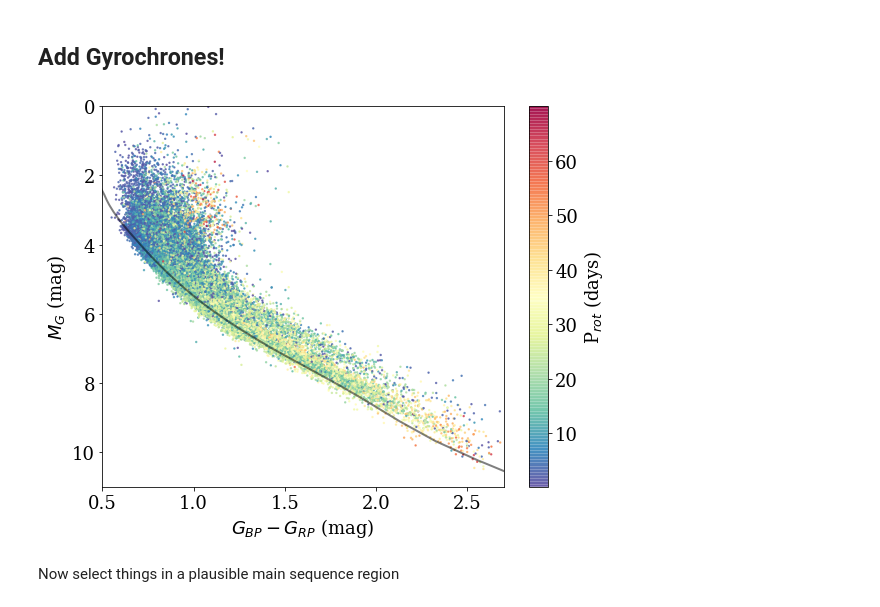
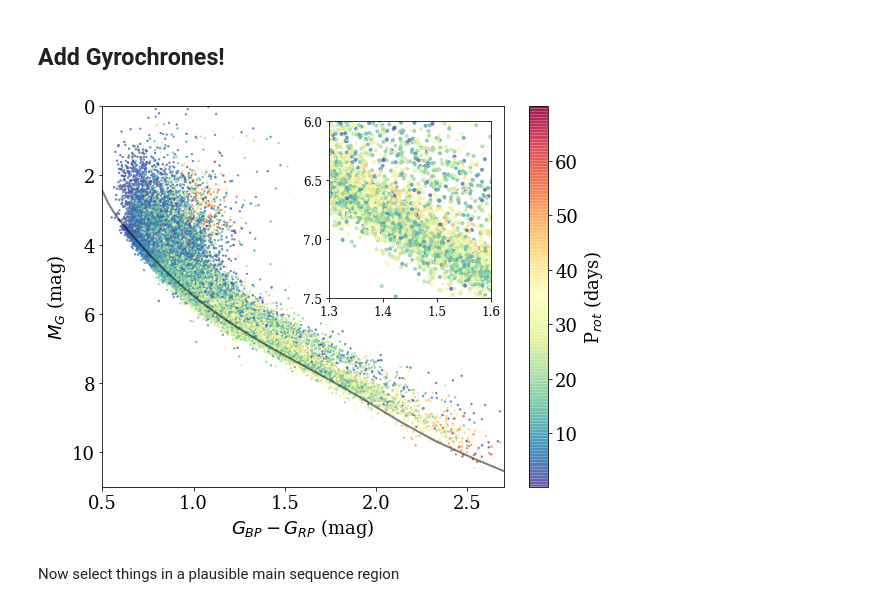
Before and after one commit to jradavenport/gaia2_kep_rot, a Jupyter notebook: notebooks/explore.ipynb, the cells around one changed output. Cells and saved outputs as stored; diff of their text form; code cells hidden in the pictures.

```diff
--- a/notebooks/explore.ipynb
+++ b/notebooks/explore.ipynb
@@ -162,30 +164,44 @@ mist_ms1 = np.where((mist['phase']==0) &
 mist_ms2 = np.where((mist['phase']==0) &
                     (mist['log10_isochrone_age_yr'] > 8.11) & (mist['log10_isochrone_age_yr'] < 8.2))[0][::-1]
 # %%
-plt.figure(figsize=(9,7))
+# plt.figure(figsize=(9,7))
 cm = plt.cm.get_cmap('Spectral_r')
+
+fig, ax1 = plt.subplots(figsize=(9,7))
 
 plt.scatter(df[u'bp_rp'].values[ok],
             df[u'phot_g_mean_mag'].values[ok] - 5. * np.log10(df[u'r_est'].values[ok])  + 5,
             c=(df[u'Prot'].values[ok]), alpha=0.7, s=2, cmap=cm)
 
 # plt.plot(iso['G_BPmag'].values[iok] - iso['G_RPmag'].values[iok], iso['Gmag'].values[iok],
 #          c='k', lw=2, alpha=0.25)
 
-plt.plot(mist['Gaia_BP_DR2Rev'].values[mist_ms1] - mist['Gaia_RP_DR2Rev'].values[mist_ms1],
+ax1.plot(mist['Gaia_BP_DR2Rev'].values[mist_ms1] - mist['Gaia_RP_DR2Rev'].values[mist_ms1],
          mist['Gaia_G_DR2Rev'].values[mist_ms1], c='k', lw=2, alpha=0.5)
 
 plt.ylim(11,0)
 plt.xlim(.5,2.7)
 plt.xlabel('$G_{BP} - G_{RP}$ (mag)')
 plt.ylabel('$M_G$ (mag)')
 
 cb = plt.colorbar()
 cb.set_label('P$_{rot}$ (days)')
 
+
+# left, bottom, width, height
+ax2 = fig.add_axes([0.475, 0.5, 0.25, 0.35])
+ax2.tick_params(labelsize=12)
+ax2.scatter(df[u'bp_rp'].values[ok],
+            df[u'phot_g_mean_mag'].values[ok] - 5. * np.log10(df[u'r_est'].values[ok])  + 5,
+            c=(df[u'Prot'].values[ok]), alpha=0.7, s=9, cmap=cm)
+
+ax2.set_xlim(1.3,1.6)
+ax2.set_ylim(7.5, 6)
+ax2.set_yticks([7.5, 7, 6.5, 6])
+
 plt.savefig('../figures/cmd'+ftype, dpi=300, bbox_inches='tight', pad_inches=0.25)
 # %% [output]
-[figure, old version]
+[figure, new version]
 # %% [markdown]
 Now select things in a plausible main sequence region
 # %%
```
Also changed, not shown: parts of 8 cells of this notebook, 17 other files.
